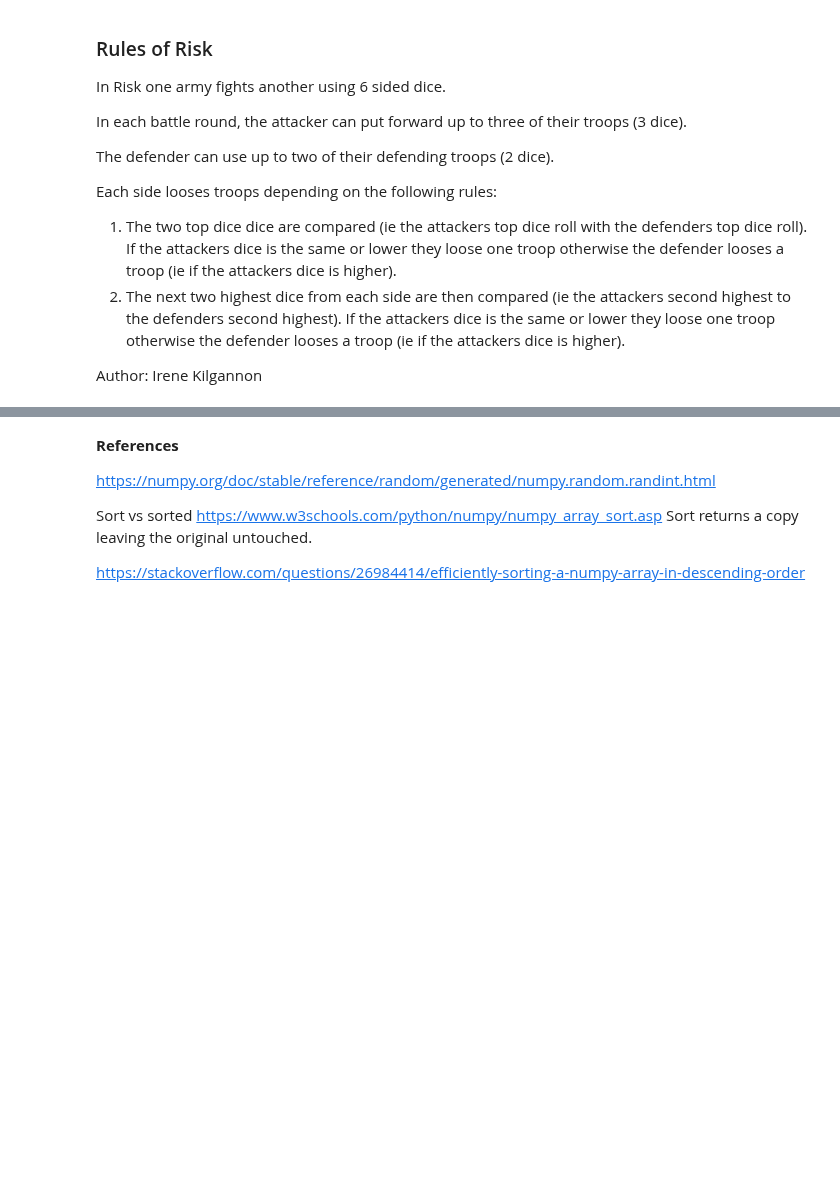
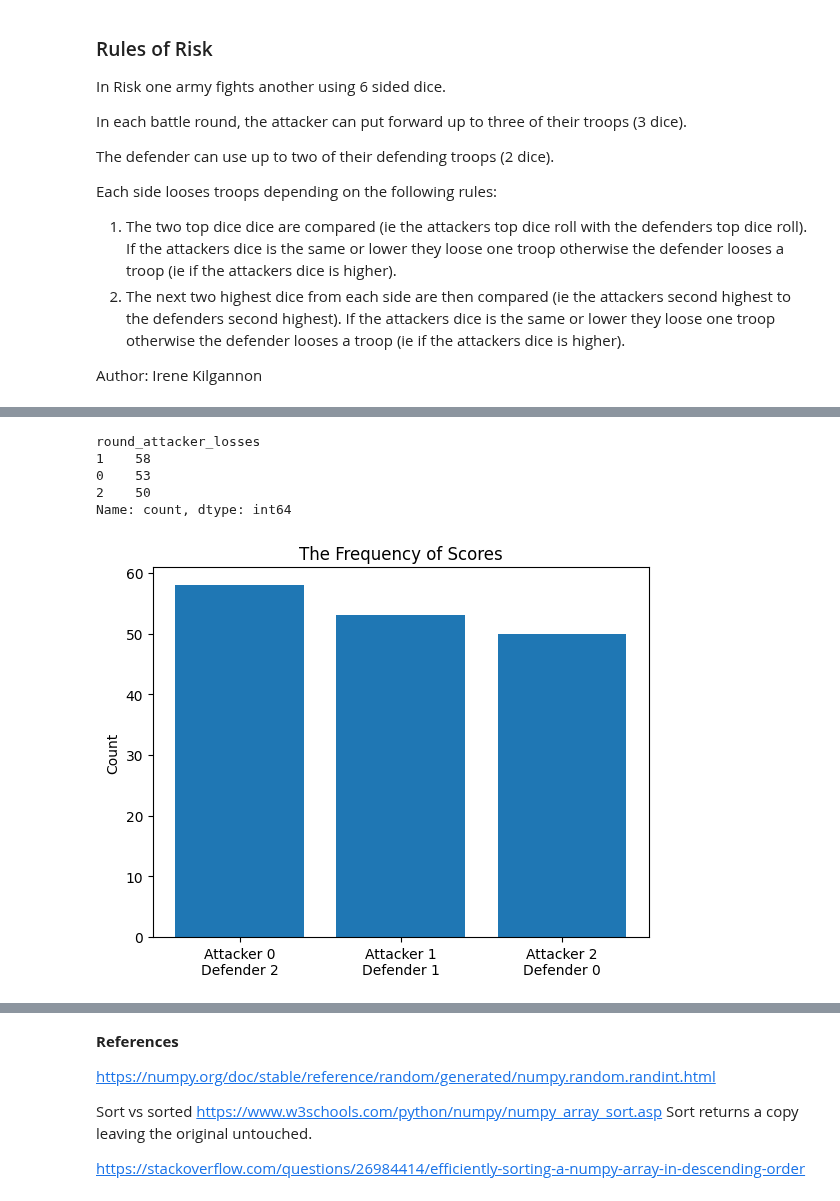
Before and after one commit to IreneKilgannon/PFDA, a Jupyter notebook: PFDA-assignments/assignment_5_risk.ipynb, the cells around one changed output, grey strips where cells are left out. Cells and saved outputs as stored; diff of their text form; code cells hidden in the pictures; blank space fills up the shorter version.

```diff
--- a/PFDA-assignments/assignment_5_risk.ipynb
+++ b/PFDA-assignments/assignment_5_risk.ipynb
@@ -262,0 +360,3 @@ defender losses:30
+# %%
+round_scores = pd.DataFrame(round_scores)
+round_scores.head()
@@ -262,0 +370,19 @@ defender losses:30
+# %%
+print(round_scores['round_attacker_losses'].value_counts())
+# %% [output]
+round_attacker_losses
+1    58
+0    53
+2    50
+Name: count, dtype: int64
+# %%
+y = np.array(round_scores['round_attacker_losses'].value_counts())
+
+x = np.array(['Attacker 0\nDefender 2', 'Attacker 1\nDefender 1', 'Attacker 2\nDefender 0'])
+
+plt.bar(x, y)
+plt.title('The Frequency of Scores')
+plt.ylabel('Count')
+plt.show()
+# %% [output]
+[figure, added]
```
Also changed, not shown: parts of 16 cells of this notebook, 1 other file.
